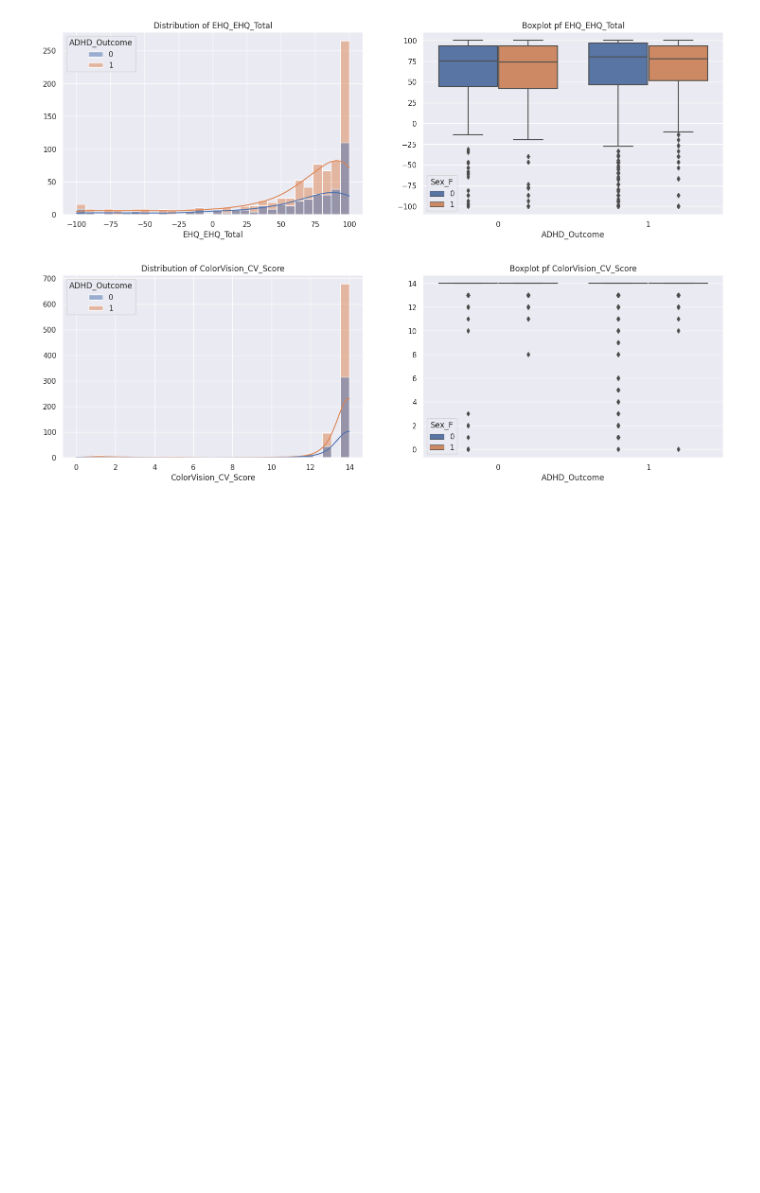
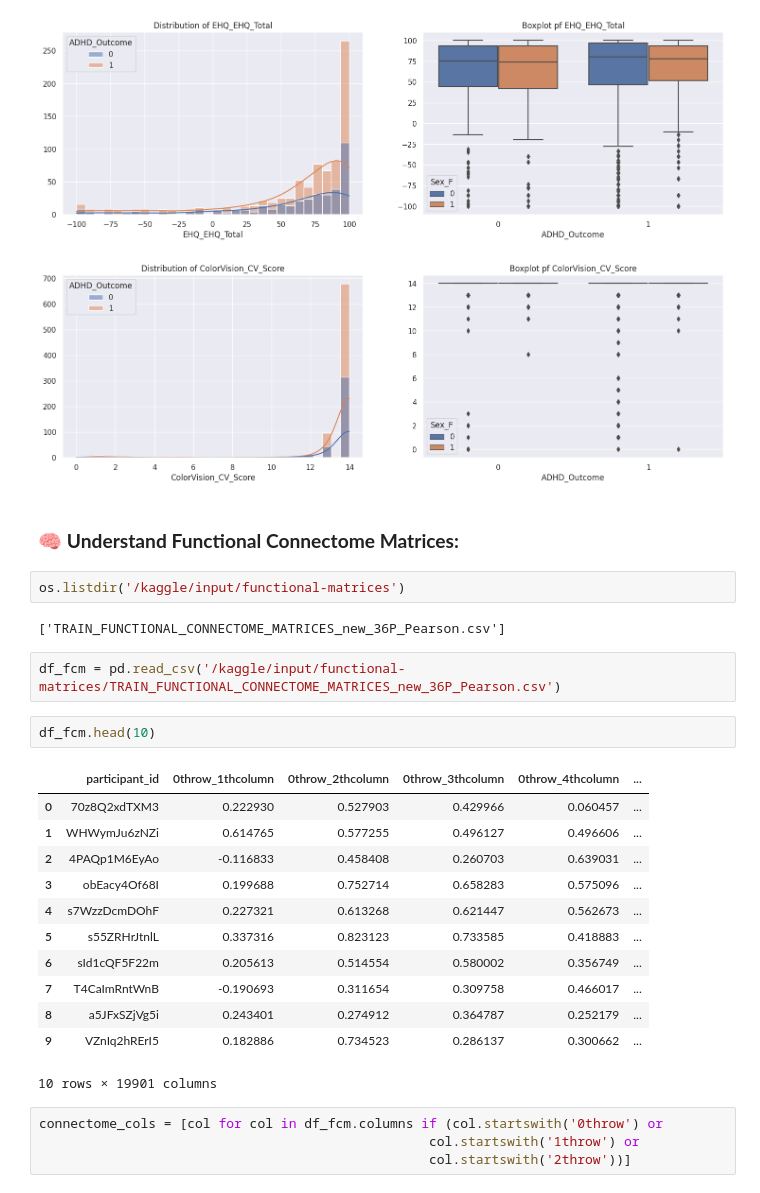
Before and after one commit to yigaai/Psycho_Neuro_ML_Project, a Jupyter notebook: understand-adhd.ipynb, the cells around one changed output. Cells and saved outputs as stored; diff of their text form; blank space fills up the shorter version.

Commit message:
Kaggle Notebook | Understand_ADHD(draft) | Understand_ADHD(drafttttttt)

```diff
--- a/understand-adhd.ipynb
+++ b/understand-adhd.ipynb
@@ -723,3 +723,30 @@ plt.show()
 # %% [output]
 [figure]
 [figure]
+# %% [markdown]
+### 🧠 **Understand Functional Connectome Matrices:**
+# %%
+os.listdir('/kaggle/input/functional-matrices')
+# %% [output]
+['TRAIN_FUNCTIONAL_CONNECTOME_MATRICES_new_36P_Pearson.csv']
+# %%
+df_fcm = pd.read_csv('/kaggle/input/functional-matrices/TRAIN_FUNCTIONAL_CONNECTOME_MATRICES_new_36P_Pearson.csv')
+# %%
+df_fcm.head(10)
+# %% [output]
+|  | participant_id | 0throw_1thcolumn | 0throw_2thcolumn | 0throw_3thcolumn | 0throw_4thcolumn | ... |
+| 0 | 70z8Q2xdTXM3 | 0.222930 | 0.527903 | 0.429966 | 0.060457 | ... |
+| 1 | WHWymJu6zNZi | 0.614765 | 0.577255 | 0.496127 | 0.496606 | ... |
+| 2 | 4PAQp1M6EyAo | -0.116833 | 0.458408 | 0.260703 | 0.639031 | ... |
+| 3 | obEacy4Of68I | 0.199688 | 0.752714 | 0.658283 | 0.575096 | ... |
+| 4 | s7WzzDcmDOhF | 0.227321 | 0.613268 | 0.621447 | 0.562673 | ... |
+| 5 | s55ZRHrJtnlL | 0.337316 | 0.823123 | 0.733585 | 0.418883 | ... |
+| 6 | sId1cQF5F22m | 0.205613 | 0.514554 | 0.580002 | 0.356749 | ... |
+| 7 | T4CaImRntWnB | -0.190693 | 0.311654 | 0.309758 | 0.466017 | ... |
+| 8 | a5JFxSZjVg5i | 0.243401 | 0.274912 | 0.364787 | 0.252179 | ... |
+| 9 | VZnIq2hRErI5 | 0.182886 | 0.734523 | 0.286137 | 0.300662 | ... |
+10 rows × 19901 columns
+# %%
+connectome_cols = [col for col in df_fcm.columns if (col.startswith('0throw') or
+                                                  col.startswith('1throw') or
+                                                  col.startswith('2throw'))]
```
Also changed, not shown: parts of 1 cell of this notebook.
